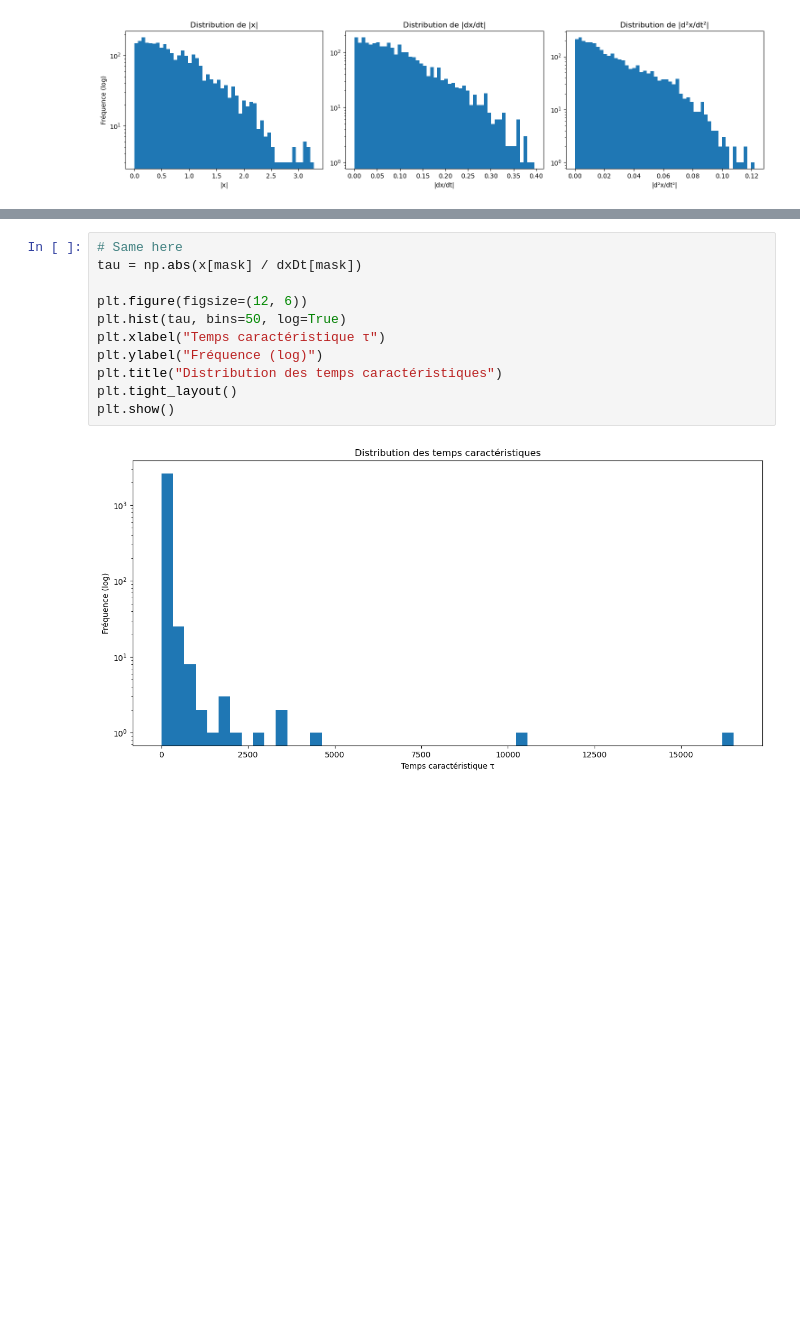
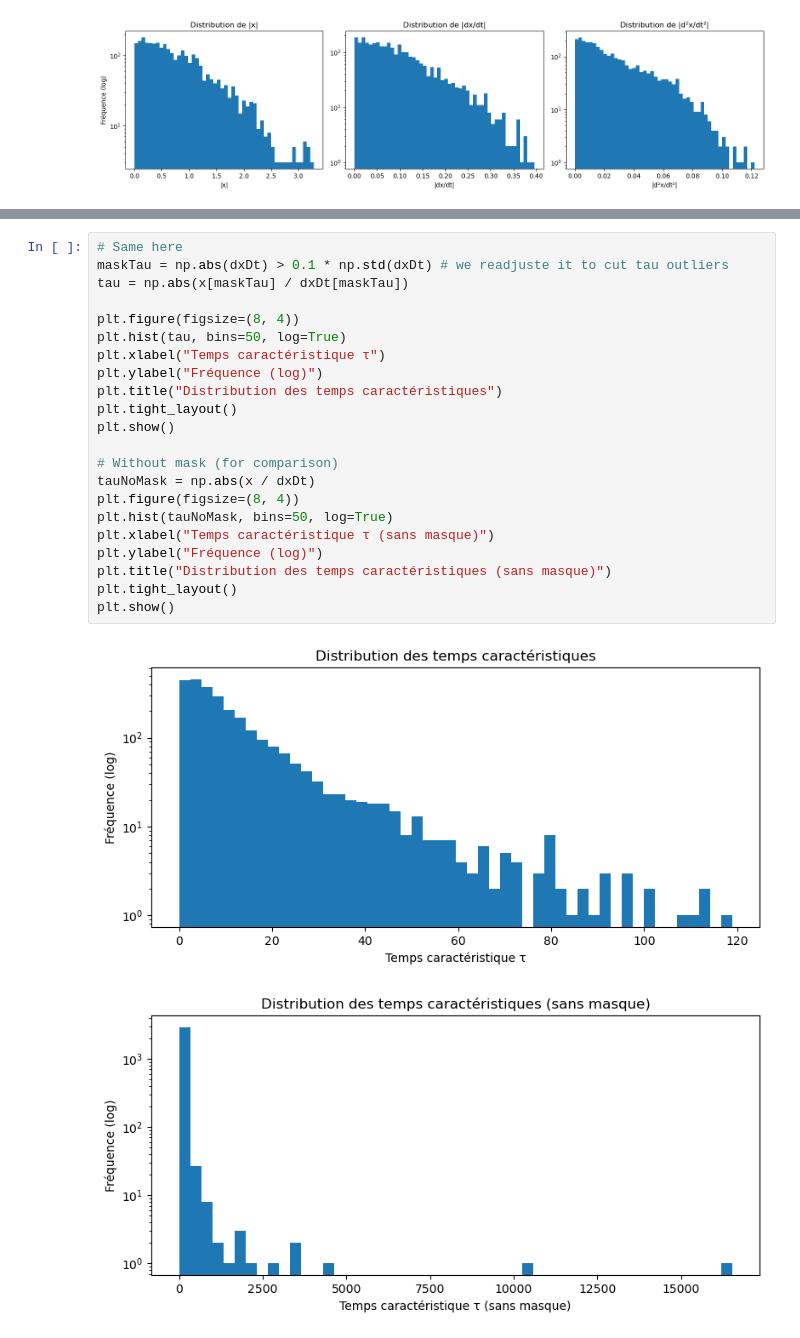
Before and after one commit to mkkuu/EnglishChannelSSTSciML, a Jupyter notebook: notebooks/preTreatment/16dynamicDiagnostic.ipynb, the cells around one changed output, grey strips where cells are left out. Cells and saved outputs as stored; diff of their text form; blank space fills up the shorter version.

```diff
--- a/notebooks/preTreatment/16dynamicDiagnostic.ipynb
+++ b/notebooks/preTreatment/16dynamicDiagnostic.ipynb
@@ -289,13 +338,25 @@ reprendre là
 # %%
 # Same here
-tau = np.abs(x[mask] / dxDt[mask])
+maskTau = np.abs(dxDt) > 0.1 * np.std(dxDt) # we readjuste it to cut tau outliers
+tau = np.abs(x[maskTau] / dxDt[maskTau])
 
-plt.figure(figsize=(12, 6))
+plt.figure(figsize=(8, 4))
 plt.hist(tau, bins=50, log=True)
 plt.xlabel("Temps caractéristique τ")
 plt.ylabel("Fréquence (log)")
 plt.title("Distribution des temps caractéristiques")
 plt.tight_layout()
 plt.show()
+
+# Without mask (for comparison)
+tauNoMask = np.abs(x / dxDt)
+plt.figure(figsize=(8, 4))
+plt.hist(tauNoMask, bins=50, log=True)
+plt.xlabel("Temps caractéristique τ (sans masque)")
+plt.ylabel("Fréquence (log)")
+plt.title("Distribution des temps caractéristiques (sans masque)")
+plt.tight_layout()
+plt.show()
 # %% [output]
-[figure, old version]
+[figure, new version]
+[figure, added]
```
Also changed, not shown: parts of 11 cells of this notebook.
